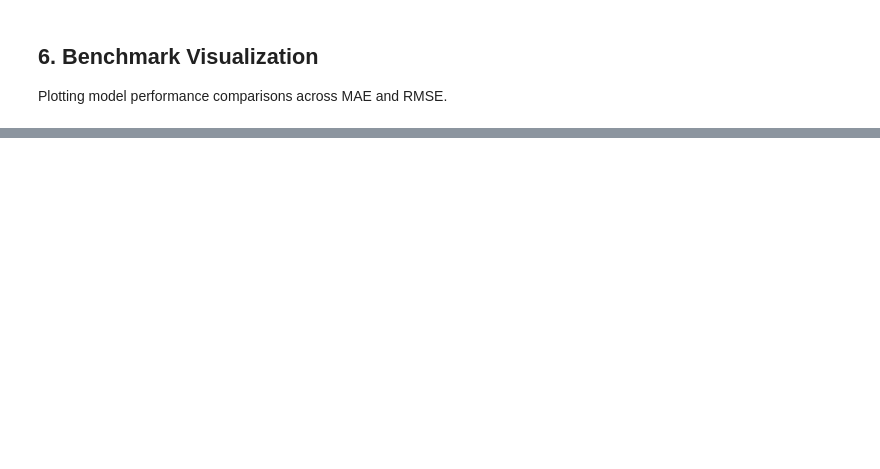
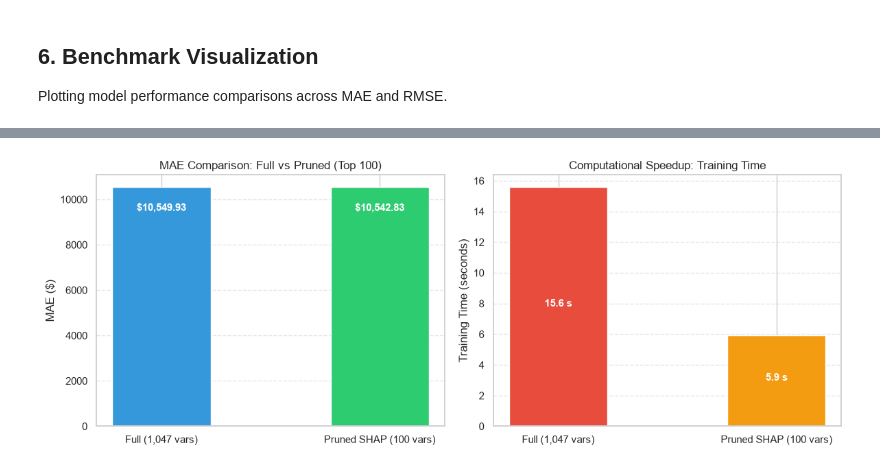
Before and after one commit to GaetanAm/workers-comp-ml, a Jupyter notebook: notebooks/workers_comp_exploration.ipynb, the cells around one changed output, grey strips where cells are left out. Cells and saved outputs as stored; diff of their text form; code cells hidden in the pictures; blank space fills up the shorter version.

```diff
--- a/notebooks/workers_comp_exploration.ipynb
+++ b/notebooks/workers_comp_exploration.ipynb
@@ -200,0 +1261,80 @@ plt.show()
+# %%
+print("=== SECTION 18: SHAP-GUIDED FEATURE SELECTION (TOP 100 FEATURES) ===")
+
+# 1. Compute global mean absolute SHAP importance on training sample
+mean_abs_shap = np.abs(shap_values).mean(axis=0)
+
+# 2. Rank and select Top 100 most influential features
+TOP_K = 100
+top_indices = np.argsort(mean_abs_shap)[::-1][:TOP_K]
+selected_feature_names = [all_hybrid_features[i] for i in top_indices]
+
+print(f"Top 10 features selected by training SHAP ranking:")
+for r, idx in enumerate(top_indices[:10], 1):
+    print(f"  {r:2d}. {all_hybrid_features[idx]:<25} (mean |SHAP| = {mean_abs_shap[idx]:.4f})")
+
+# 3. Filter training and test matrices strictly using training indices
+X_train_pruned = X_train_hybrid[:, top_indices]
+X_test_pruned = X_test_hybrid[:, top_indices]
+
+print(f"\nReduced feature space dimensions: {X_train_hybrid.shape} -> {X_train_pruned.shape} features")
+
+# 4. Train LightGBM on the compact, parsimonious feature matrix
+lgbm_pruned = LGBMRegressor(
+    n_estimators=300,
+    learning_rate=0.03,
+    num_leaves=63,
+    random_state=RANDOM_STATE,
+    n_jobs=-1,
+    verbose=-1
+)
+
+print("\nTraining LightGBM on Top 100 SHAP-selected features...")
+start_prune = perf_counter()
+lgbm_pruned.fit(X_train_pruned, np.log1p(y_train))
+prune_time = perf_counter() - start_prune
+
+# 5. Evaluate on held-out test set
+raw_preds_pruned = lgbm_pruned.predict(X_test_pruned)
+clipped_preds_pruned = np.clip(raw_preds_pruned, a_min=min_log_val, a_max=max_log_val)
+y_pred_pruned = np.expm1(clipped_preds_pruned)
+
+mae_pruned = mean_absolute_error(y_test, y_pred_pruned)
+rmse_pruned = np.sqrt(mean_squared_error(y_test, y_pred_pruned))
+r2_pruned = r2_score(y_test, y_pred_pruned)
+roc_auc_pruned = roc_auc_score(y_test_severe, y_pred_pruned)
+
+print(f"\n--- PRUNED LIGHTGBM MODEL TEST RESULTS (TOP 100 SHAP) ---")
+print(f"Training Time:         {prune_time:.2f} s (vs ~56 s on 1,047 features)")
+print(f"MAE:                   ${mae_pruned:,.2f} (Full model: $10,549.93)")
+print(f"RMSE:                  ${rmse_pruned:,.2f}")
+print(f"R2 (Dollar Scale):     {r2_pruned:.4f}")
+print(f"ROC-AUC Top 10% Triage: {roc_auc_pruned:.4f} (Full model: 0.8609)")
+
+# 6. Comparative Visualizations: Full vs Pruned Model
+fig, ax = plt.subplots(1, 2, figsize=(12, 4.5))
+
+models = ['Full (1,047 vars)', 'Pruned SHAP (100 vars)']
+maes = [10549.93, mae_pruned]
+colors = ['#3498db', '#2ecc71']
+
+ax[0].bar(models, maes, color=colors, width=0.45)
+ax[0].set_ylabel('MAE ($)')
+ax[0].set_title('MAE Comparison: Full vs Pruned (Top 100)')
+for i, v in enumerate(maes):
+    ax[0].text(i, v * 0.9, f"${v:,.2f}", ha='center', fontweight='bold', color='white', fontsize=11)
+ax[0].grid(axis='y', linestyle='--', alpha=0.5)
+
+times = [fit_t, prune_time]
+ax[1].bar(models, times, color=['#e74c3c', '#f39c12'], width=0.45)
+ax[1].set_ylabel('Training Time (seconds)')
+ax[1].set_title('Computational Speedup: Training Time')
+for i, v in enumerate(times):
+    ax[1].text(i, v * 0.5, f"{v:.1f} s", ha='center', fontweight='bold', color='white', fontsize=11)
+ax[1].grid(axis='y', linestyle='--', alpha=0.5)
+
+plt.tight_layout()
+plt.savefig('fig_shap_pruning_comparison.png', dpi=300, bbox_inches='tight')
+plt.show()
+print("Figure saved: 'fig_shap_pruning_comparison.png'")
+# %% [output]
@@ -200,0 +1358 @@ plt.show()
+[figure, added]
```
Also changed, not shown: parts of 33 cells of this notebook, 11 other files.
